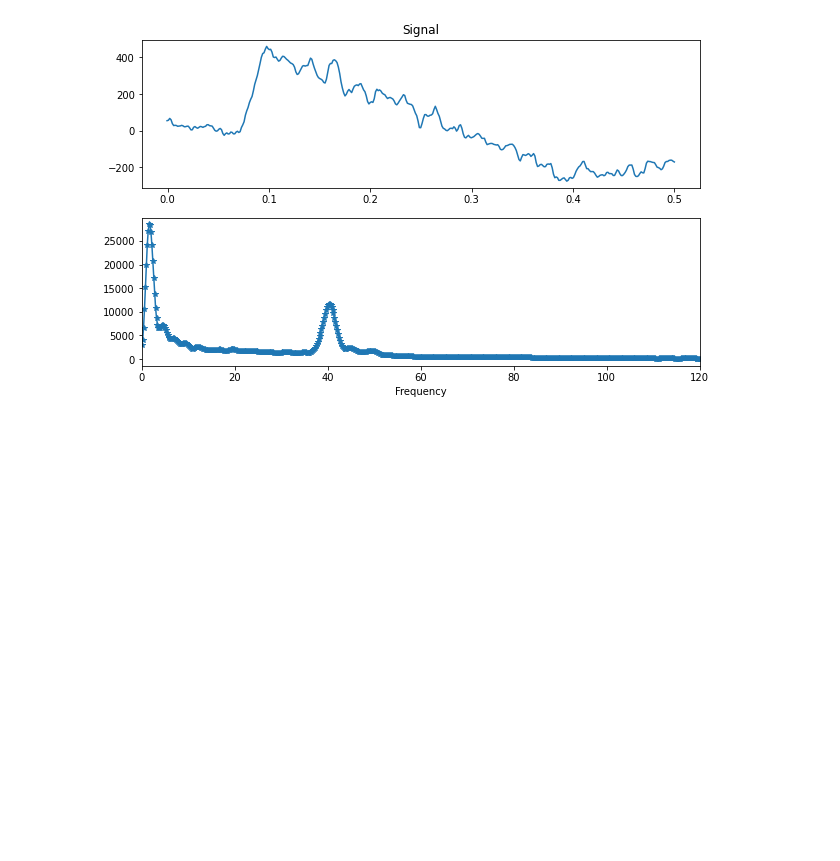
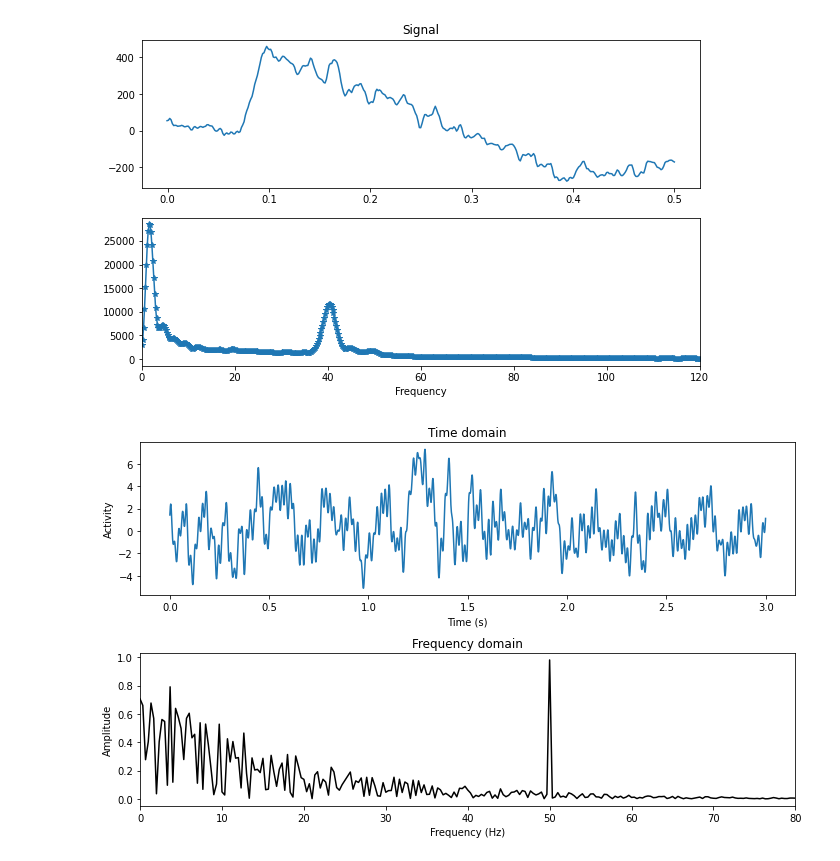
Before and after one commit to rklymentiev/nsp-course, a Jupyter notebook: s5_static_spectral_analysis/problem_set.ipynb, the cells around one changed output. Saved outputs shown, nothing was run; the diff lists cells and outputs as text; code cells hidden in the pictures; blank space fills up the shorter version.

```diff
--- a/s5_static_spectral_analysis/problem_set.ipynb
+++ b/s5_static_spectral_analysis/problem_set.ipynb
@@ -293,0 +301,39 @@ plt.show()
+# %%
+# Generate 1/f noise with 50 Hz line noise.
+srate = 1234
+npnts = srate*3
+time = np.arange(npnts)/srate
+# %%
+# the key parameter of pink noise is the exponential decay (ed)
+ed = 50 # try different values!
+a_s = (np.random.random(npnts) * np.exp(-(np.arange(npnts)/ed))).reshape(-1)
+fc = a_s * np.exp(1j*2*np.pi*np.random.random(size=a_s.shape))
+
+signal = ifft(fc).real * npnts
+
+# now add 50 Hz line noise
+signal = signal + np.sin(2*np.pi*50*time)
+
+# compute its spectrum
+hz = np.linspace(0, srate/2, int(npnts/2)+1)
+signalX = fft(signal)
+# %%
+# plot the signal and its power spectrum
+plt.figure(figsize=(10,6))
+plt.subplot(211)
+plt.plot(time,signal)
+plt.xlabel('Time (s)'),
+plt.ylabel('Activity')
+plt.title('Time domain')
+
+plt.subplot(212)
+plt.plot(hz, 2*np.abs(signalX[:len(hz)])/npnts, 'k')
+plt.xlim([0, 80])
+plt.xlabel('Frequency (Hz)')
+plt.ylabel('Amplitude')
+plt.title('Frequency domain')
+
+plt.tight_layout()
+plt.show()
+# %% [output]
+[figure, added]
```
Also changed, not shown: parts of 6 cells of this notebook.
